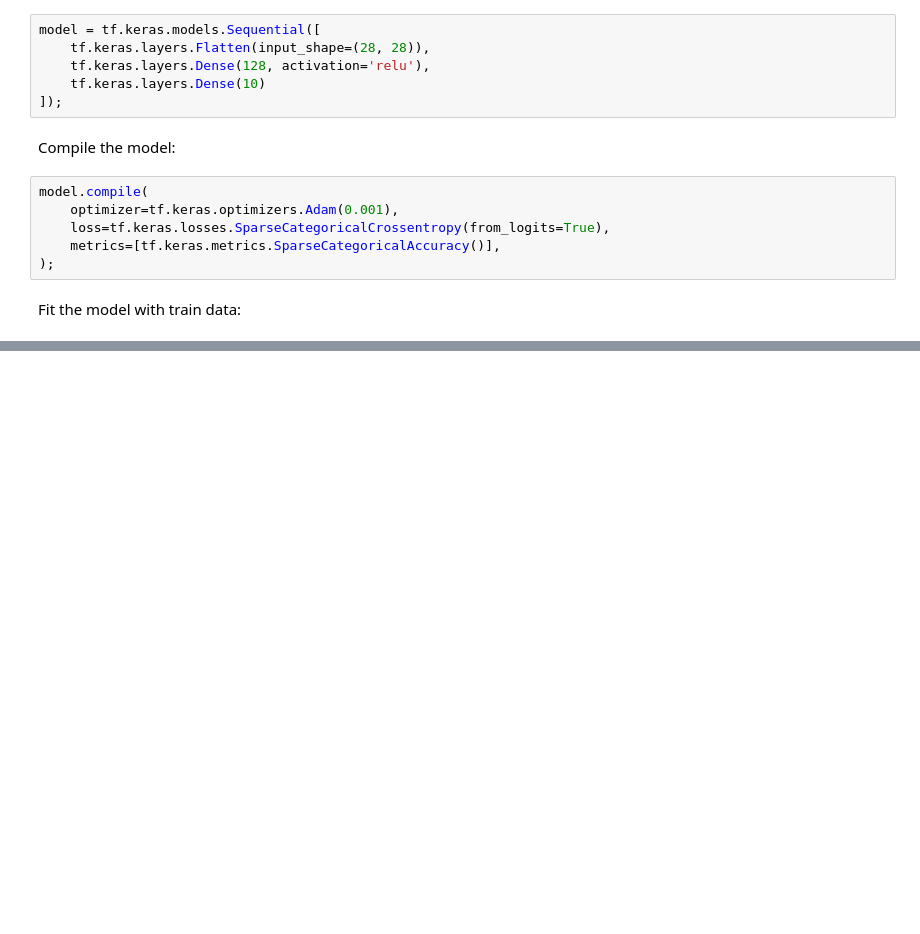
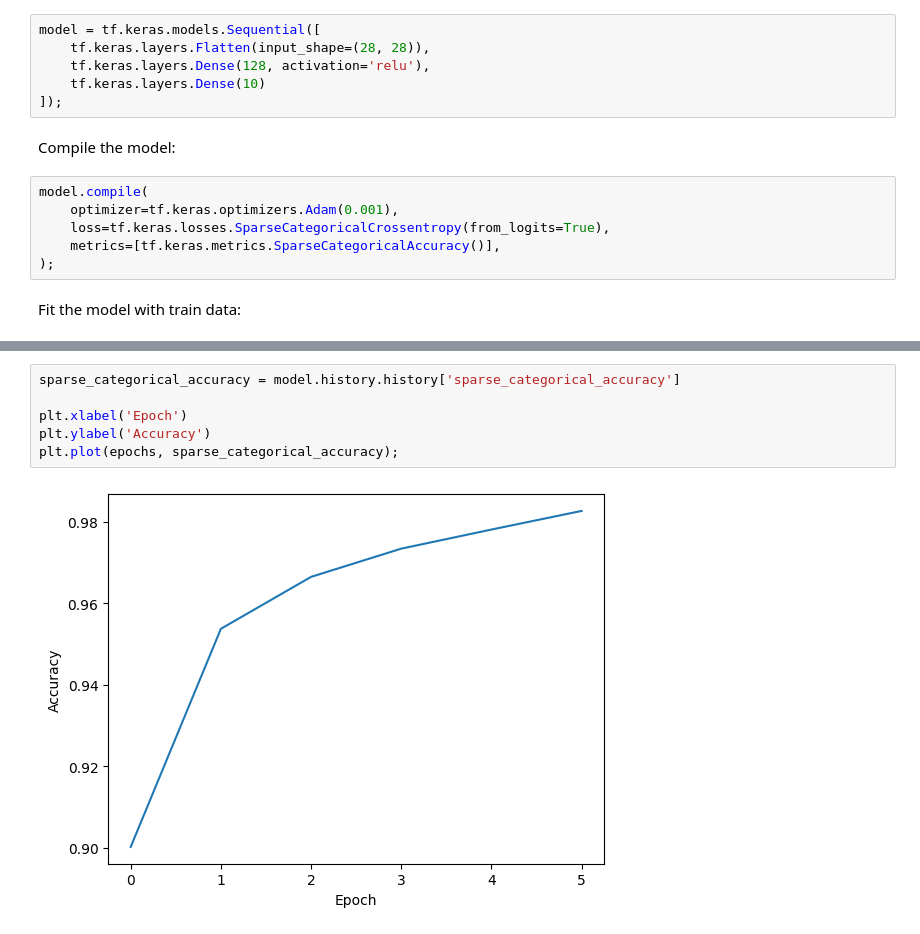
Before and after one commit to snailUlitka/PaintWithPerceptron, a Jupyter notebook: main.ipynb, the cells around one changed output, grey strips where cells are left out. Saved outputs shown, nothing was run; the diff lists cells and outputs as text; blank space fills up the shorter version.

```diff
--- a/main.ipynb
+++ b/main.ipynb
@@ -140,0 +153,8 @@ Epoch 6/6
+# %%
+sparse_categorical_accuracy = model.history.history['sparse_categorical_accuracy']
+
+plt.xlabel('Epoch')
+plt.ylabel('Accuracy')
+plt.plot(epochs, sparse_categorical_accuracy);
+# %% [output]
+[figure, added]
```
Also changed, not shown: parts of 4 cells of this notebook.
